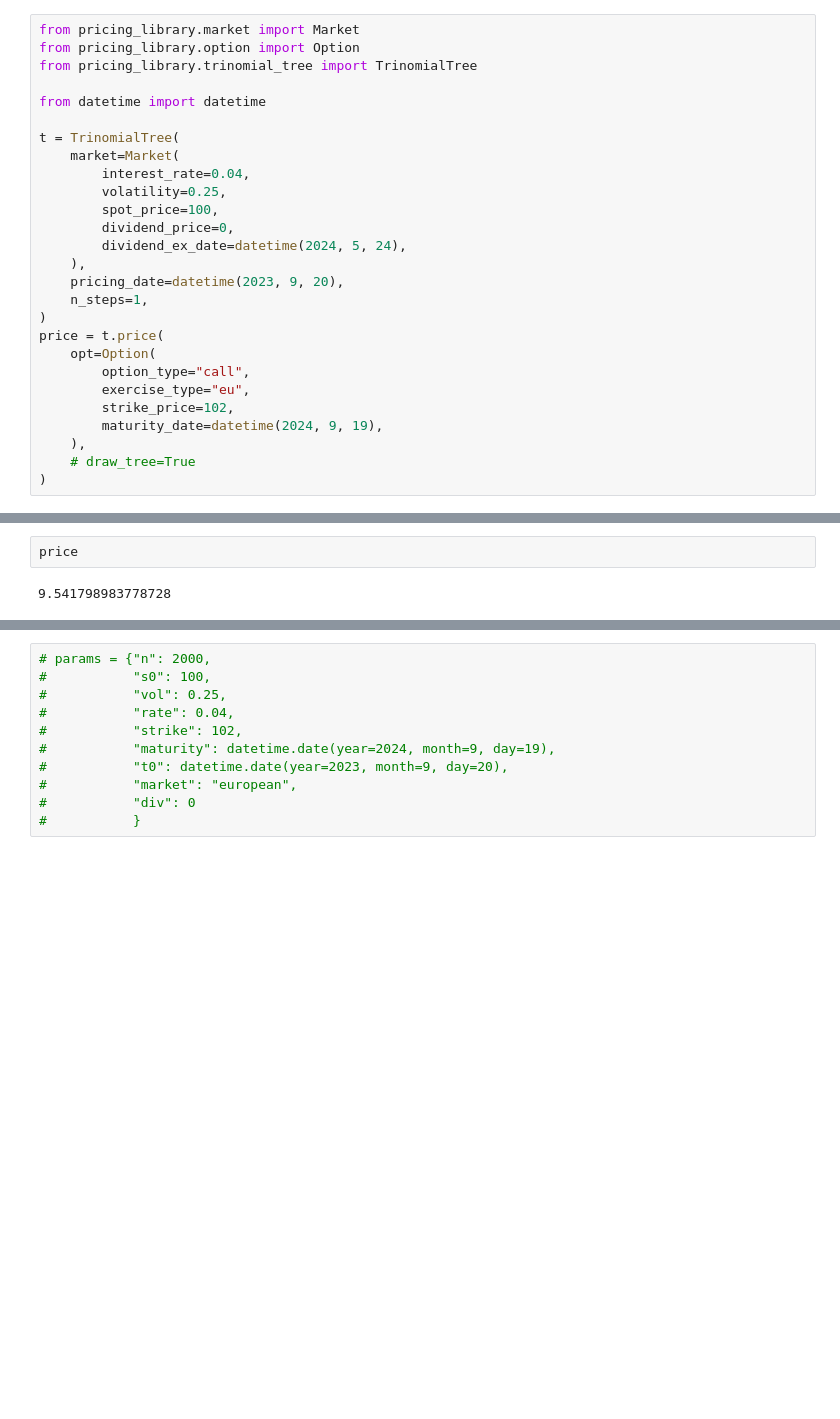
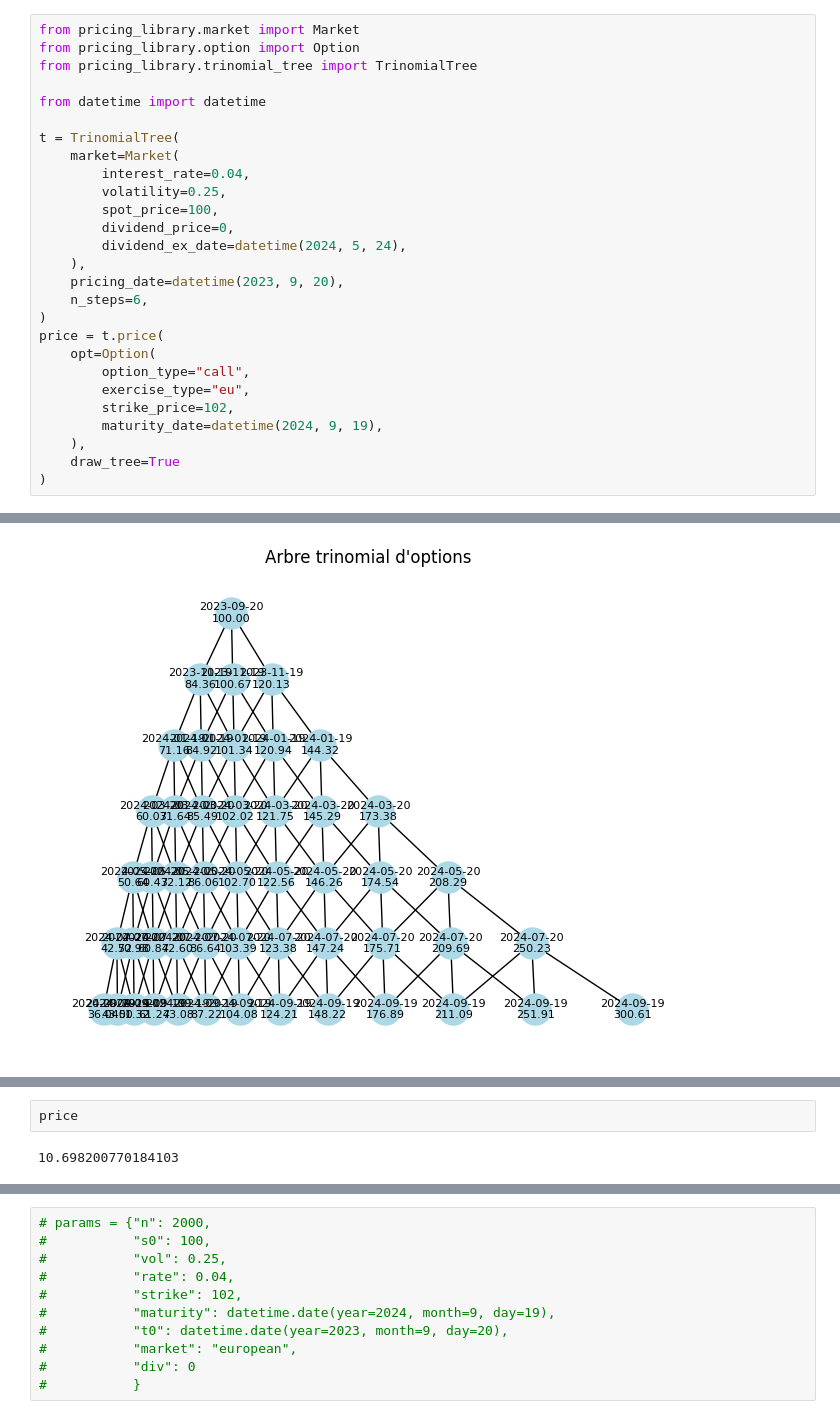
Before and after one commit to BaptisteZloch/pricing-vba-python-project, a Jupyter notebook: test_pricer.ipynb, the cells around one changed output, grey strips where cells are left out. Drawn from its saved outputs; the diff is of its cells as text; blank space fills up the shorter version.

Commit message:
displaying tree okay

```diff
--- a/test_pricer.ipynb
+++ b/test_pricer.ipynb
@@ -14,7 +14,7 @@ t = TrinomialTree(
         dividend_ex_date=datetime(2024, 5, 24),
     ),
     pricing_date=datetime(2023, 9, 20),
-    n_steps=1,
+    n_steps=6,
 )
 price = t.price(
     opt=Option(
@@ -23,6 +23,6 @@ price = t.price(
         strike_price=102,
         maturity_date=datetime(2024, 9, 19),
     ),
-    # draw_tree=True
+    draw_tree=True
 )
 # %% [output]
@@ -30,0 +30 @@ Elapsed time the price function: 0.01 seconds
+[figure, added]
@@ -31,7 +32,7 @@ Elapsed time the price function: 0.01 seconds
 # %%
 price
 # %% [output]
-9.541798983778728
+10.698200770184103
 # %%
 t.root
 # %% [output]
```
Also changed, not shown: parts of 4 cells of this notebook, 2 other files.
